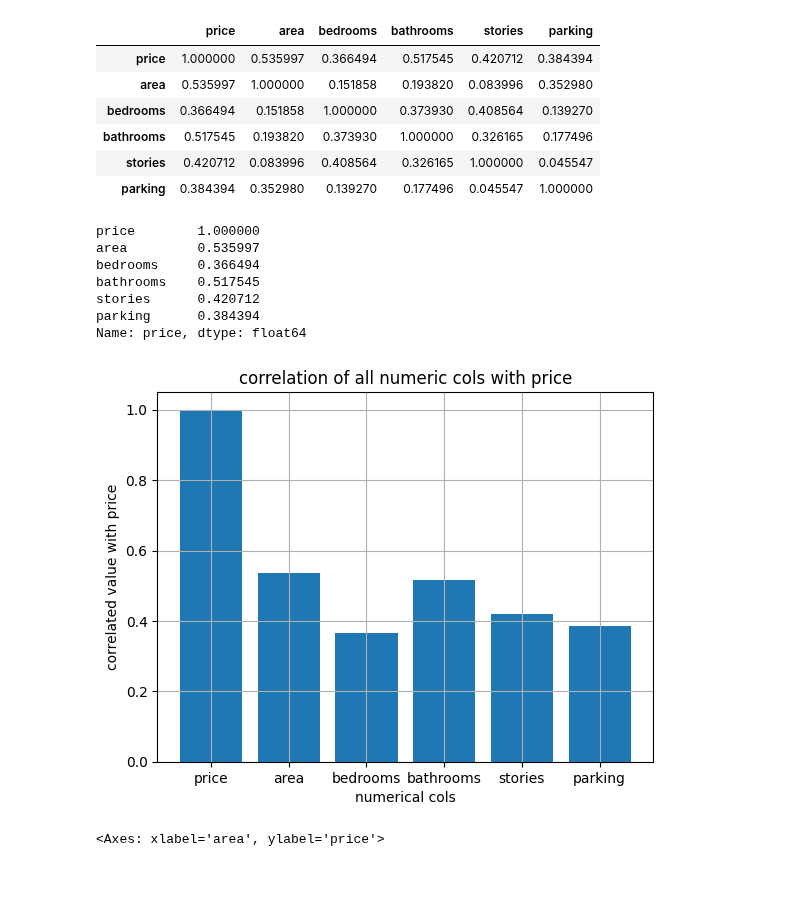
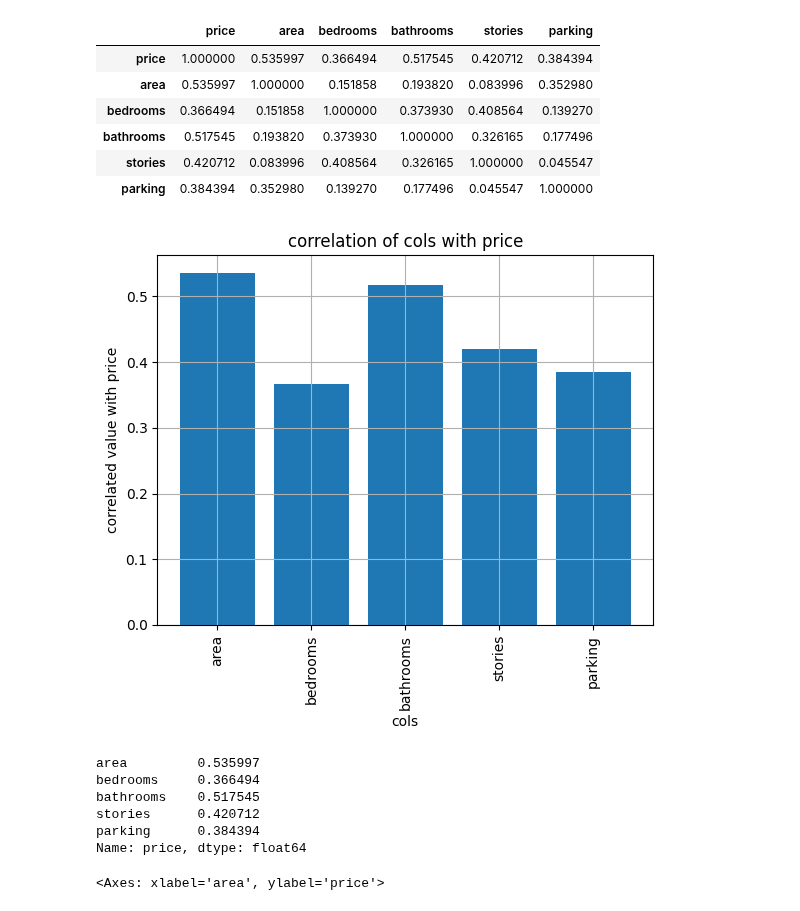
Before and after one commit to bvkiran8058/Data-Science-with-GenAI, a Jupyter notebook: EDA/Stage-3 Advanced Level.ipynb, the cells around one changed output. Saved outputs shown, nothing was run; the diff lists cells and outputs as text; code cells hidden in the pictures; blank space fills up the shorter version.

```diff
--- a/EDA/Stage-3 Advanced Level.ipynb
+++ b/EDA/Stage-3 Advanced Level.ipynb
@@ -63,6 +63,17 @@ len(categorical_cols), len(numerical_cols)
 (7, 6)
 # %% [markdown]
 ## correlation with price
+# %%
+def plot_bar_for_corr_matrix(corr_matrix):
+    corr_values_with_price = corr_matrix.loc['price', 'area':]
+    plt.bar(corr_values_with_price.index, corr_values_with_price)
+    plt.xlabel('cols')
+    plt.ylabel('correlated value with price')
+    plt.title('correlation of cols with price')
+    plt.grid(True)
+    plt.xticks(rotation=90)
+    plt.show()
+    return corr_values_with_price
 # %%
 corr_matrix = housing_dataset.corr(numeric_only=True)
 corr_matrix
@@ -74,26 +85,16 @@ corr_matrix
 | bathrooms | 0.517545 | 0.193820 | 0.373930 | 1.000000 | 0.326165 | 0.177496 |
 | stories | 0.420712 | 0.083996 | 0.408564 | 0.326165 | 1.000000 | 0.045547 |
 | parking | 0.384394 | 0.352980 | 0.139270 | 0.177496 | 0.045547 | 1.000000 |
-# %%
-corr_values_with_price = corr_matrix.loc['price', :]
-corr_values_with_price
-# %% [output]
-price        1.000000
-area         0.535997
-bedrooms     0.366494
-bathrooms    0.517545
-stories      0.420712
-parking      0.384394
-Name: price, dtype: float64
-# %%
-plt.bar(corr_values_with_price.index, corr_values_with_price)
-plt.xlabel('numerical cols')
-plt.ylabel('correlated value with price')
-plt.title('correlation of all numeric cols with price')
-plt.grid(True)
-plt.show()
-# %% [output]
-[figure, removed]
+# %%
+plot_bar_for_corr_matrix(corr_matrix)
+# %% [output]
+[figure, added]
+area         0.535997
+bedrooms     0.366494
+bathrooms    0.517545
+stories      0.420712
+parking      0.384394
+Name: price, dtype: float64
 # %%
 sns.scatterplot(housing_dataset, x='area', y='price')
 # %% [output]
```
Also changed, not shown: parts of 11 cells of this notebook.
